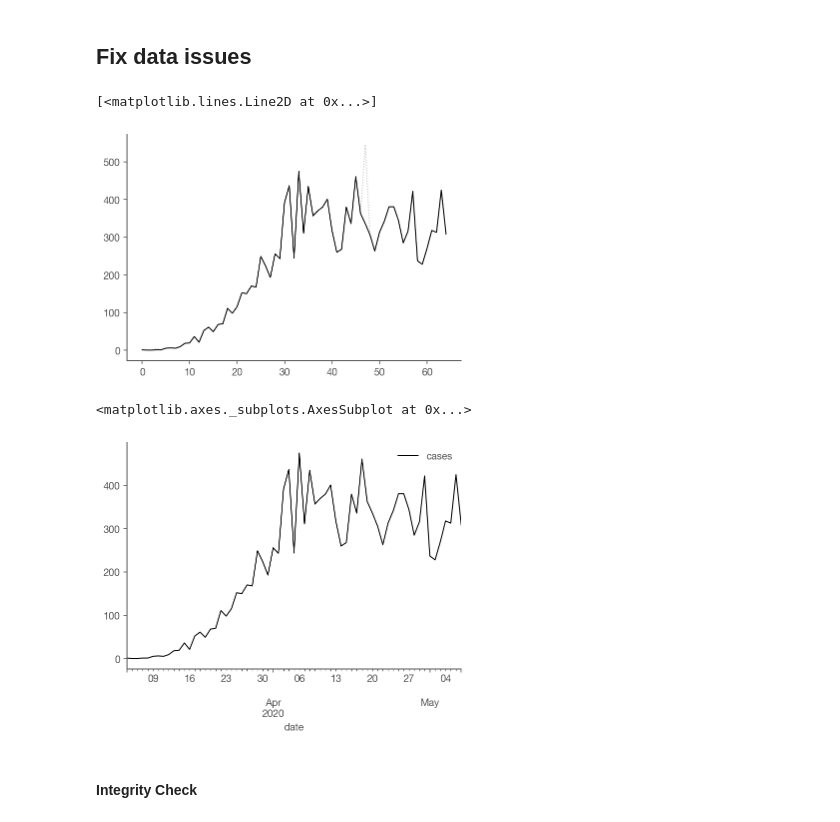
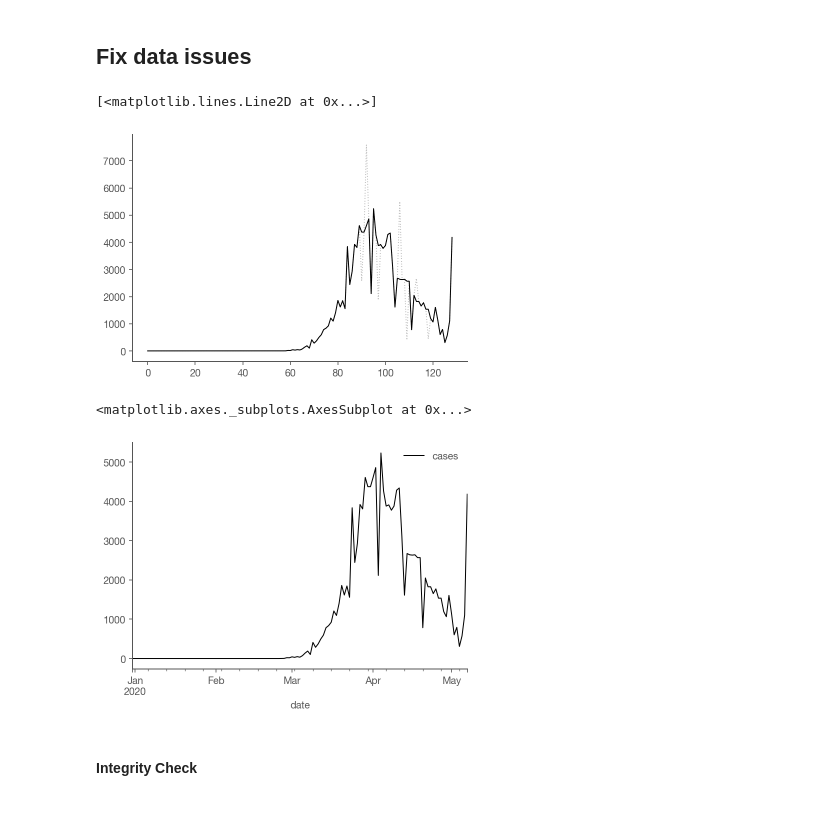
Before and after one commit to maciekrt/covid-19, a Jupyter notebook: Realtime Rt mcmc.ipynb, the cells around one changed output. Drawn from its saved outputs; the diff is of its cells as text; code cells hidden in the pictures.

```diff
--- a/Realtime Rt mcmc.ipynb
+++ b/Realtime Rt mcmc.ipynb
@@ -107,16 +107,16 @@ def hampel_filter_pandas(input_series, window_size, n_sigmas=3.0):
 
     return new_series, indices
 # %%
-country = "Poland"
+country = "France"
 rawData = countries.loc[country]['cases']
 
 filteredData, _ = hampel_filter_pandas(rawData, 3, 2.0)
 fig, ax = plt.subplots()
 ax.plot(rawData.to_numpy(),alpha=0.25,c='k', linestyle=':', lw=1)
 ax.plot(filteredData.to_numpy(), c='k', lw=1)
 # %% [output]
 [<matplotlib.lines.Line2D at 0x...>]
-[figure, old version]
+[figure, new version]
 # %%
 def transform_cases(case_series):
     filtered, _ = hampel_filter_pandas(case_series, 3, 2.0)
@@ -127,7 +127,7 @@ transformedCases = countries.groupby('country').transform(transform_cases)
 transformedCases.loc[country].plot(c='k', lw=1)
 # %% [output]
 <matplotlib.axes._subplots.AxesSubplot at 0x...>
-[figure, old version]
+[figure, new version]
 # %%
 countries = transformedCases
 # %% [markdown]
```
Also changed, not shown: parts of 9 cells of this notebook, 5 other files.
